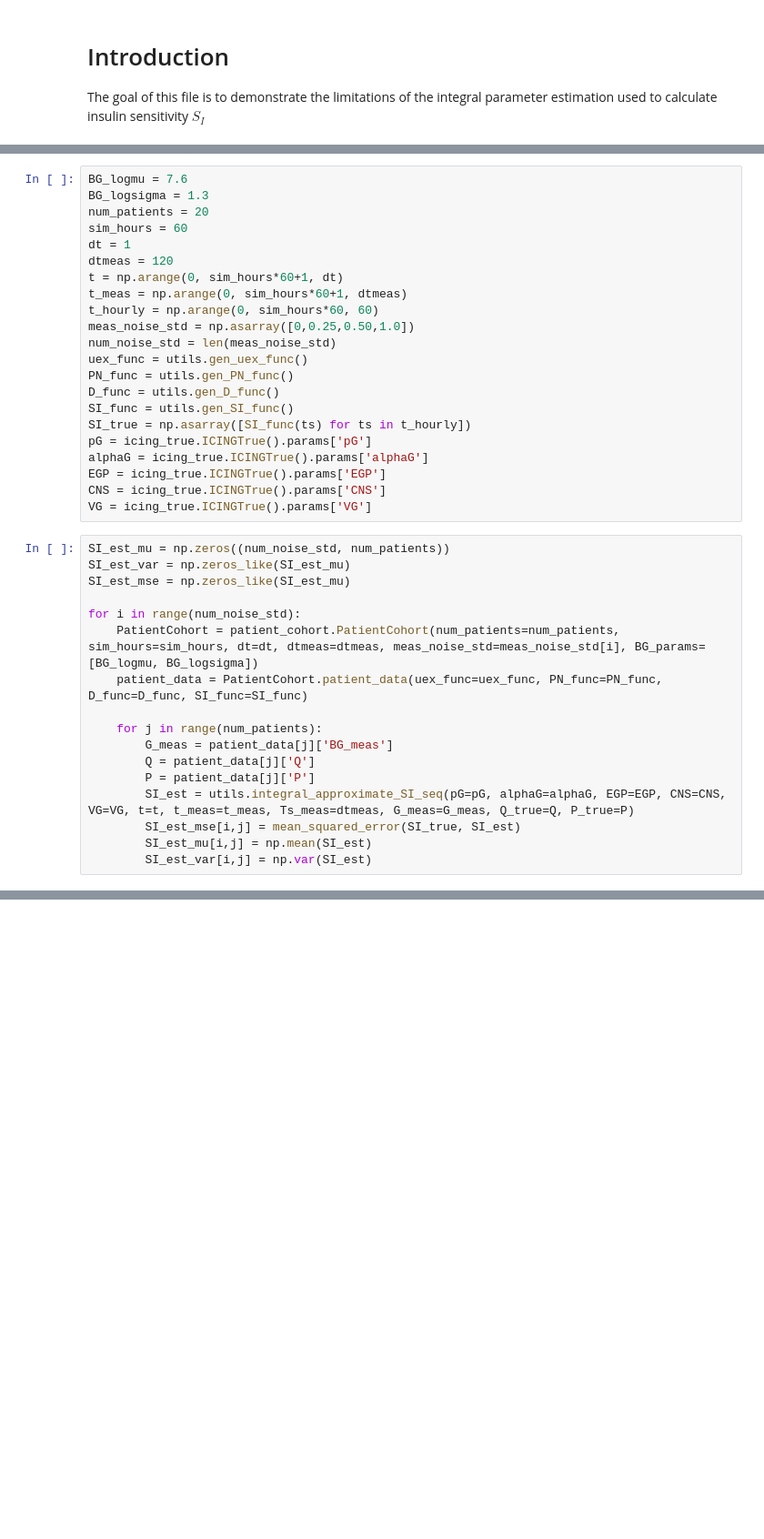
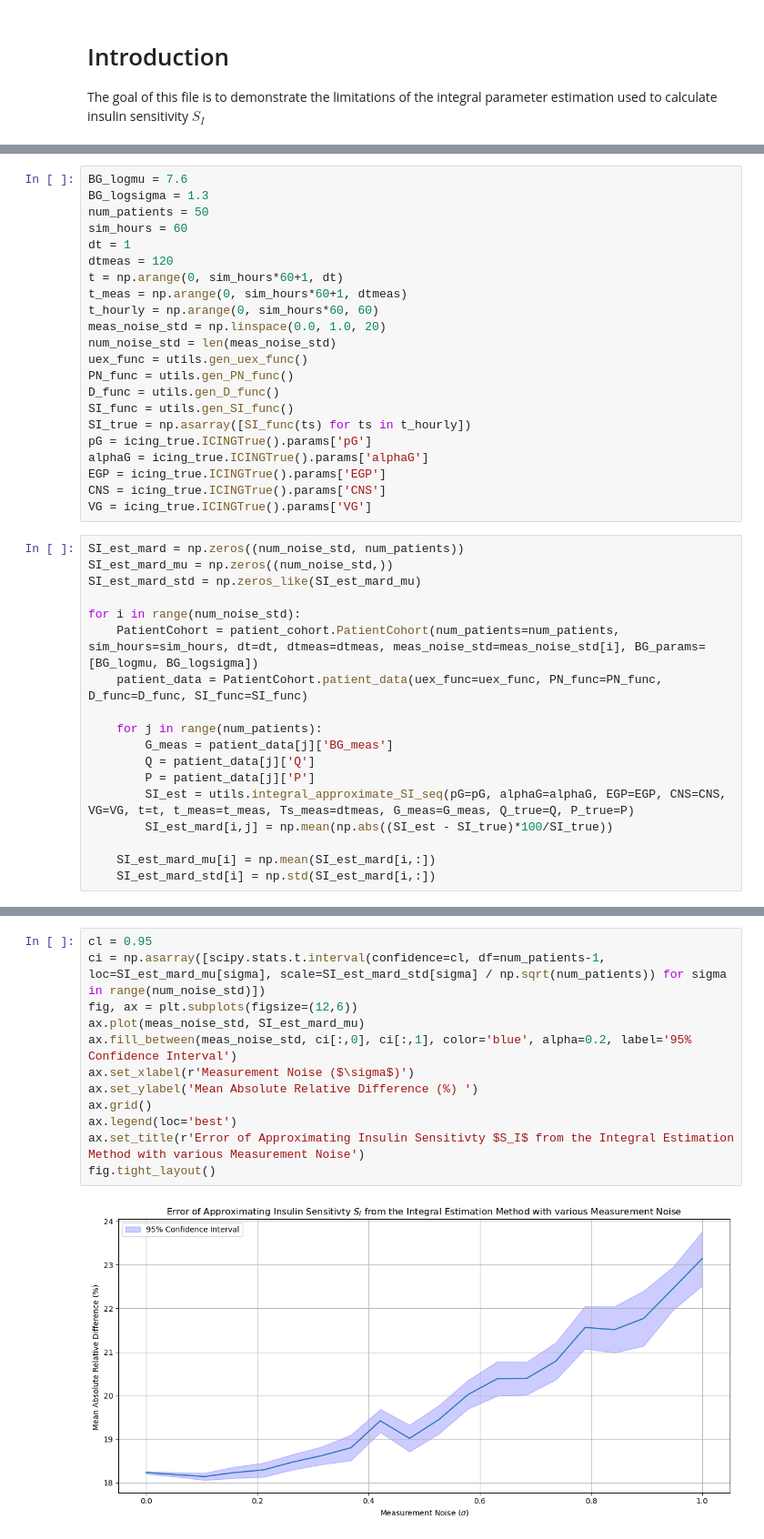
Before and after one commit to mlmulv/Thesis-Code, a Jupyter notebook: notebooks/01-Integral-Estimation.ipynb, the cells around one changed output, grey strips where cells are left out. Shown at 91% size. Saved outputs shown, nothing was run; the diff lists cells and outputs as text; blank space fills up the shorter version.

```diff
--- a/notebooks/01-Integral-Estimation.ipynb
+++ b/notebooks/01-Integral-Estimation.ipynb
@@ -40,14 +40,14 @@ The goal of this file is to demonstrate the limitations of the integral paramete
 # %%
 BG_logmu = 7.6
 BG_logsigma = 1.3
-num_patients = 20
+num_patients = 50
 sim_hours = 60
 dt = 1
 dtmeas = 120
 t = np.arange(0, sim_hours*60+1, dt)
 t_meas = np.arange(0, sim_hours*60+1, dtmeas)
 t_hourly = np.arange(0, sim_hours*60, 60)
-meas_noise_std = np.asarray([0,0.25,0.50,1.0])
+meas_noise_std = np.linspace(0.0, 1.0, 20)
 num_noise_std = len(meas_noise_std)
 uex_func = utils.gen_uex_func()
 PN_func = utils.gen_PN_func()
@@ -60,9 +60,9 @@ EGP = icing_true.ICINGTrue().params['EGP']
 CNS = icing_true.ICINGTrue().params['CNS']
 VG = icing_true.ICINGTrue().params['VG']
 # %%
-SI_est_mu = np.zeros((num_noise_std, num_patients))
-SI_est_var = np.zeros_like(SI_est_mu)
-SI_est_mse = np.zeros_like(SI_est_mu)
+SI_est_mard = np.zeros((num_noise_std, num_patients))
+SI_est_mard_mu = np.zeros((num_noise_std,))
+SI_est_mard_std = np.zeros_like(SI_est_mard_mu)
 
 for i in range(num_noise_std):
     PatientCohort = patient_cohort.PatientCohort(num_patients=num_patients, sim_hours=sim_hours, dt=dt, dtmeas=dtmeas, meas_noise_std=meas_noise_std[i], BG_params=[BG_logmu, BG_logsigma])
@@ -73,6 +73,7 @@ for i in range(num_noise_std):
         Q = patient_data[j]['Q']
         P = patient_data[j]['P']
         SI_est = utils.integral_approximate_SI_seq(pG=pG, alphaG=alphaG, EGP=EGP, CNS=CNS, VG=VG, t=t, t_meas=t_meas, Ts_meas=dtmeas, G_meas=G_meas, Q_true=Q, P_true=P)
-        SI_est_mse[i,j] = mean_squared_error(SI_true, SI_est)
-        SI_est_mu[i,j] = np.mean(SI_est)
-        SI_est_var[i,j] = np.var(SI_est)
+        SI_est_mard[i,j] = np.mean(np.abs((SI_est - SI_true)*100/SI_true))
+
+    SI_est_mard_mu[i] = np.mean(SI_est_mard[i,:])
+    SI_est_mard_std[i] = np.std(SI_est_mard[i,:])
@@ -78,0 +85,14 @@ for i in range(num_noise_std):
+# %%
+cl = 0.95
+ci = np.asarray([scipy.stats.t.interval(confidence=cl, df=num_patients-1, loc=SI_est_mard_mu[sigma], scale=SI_est_mard_std[sigma] / np.sqrt(num_patients)) for sigma in range(num_noise_std)])
+fig, ax = plt.subplots(figsize=(12,6))
+ax.plot(meas_noise_std, SI_est_mard_mu)
+ax.fill_between(meas_noise_std, ci[:,0], ci[:,1], color='blue', alpha=0.2, label='95% Confidence Interval')
+ax.set_xlabel(r'Measurement Noise ($\sigma$)')
+ax.set_ylabel('Mean Absolute Relative Difference (%) ')
+ax.grid()
+ax.legend(loc='best')
+ax.set_title(r'Error of Approximating Insulin Sensitivty $S_I$ from the Integral Estimation Method with various Measurement Noise')
+fig.tight_layout()
+# %% [output]
+[figure, added]
```
Also changed, not shown: parts of 3 cells of this notebook, 3 other files.
